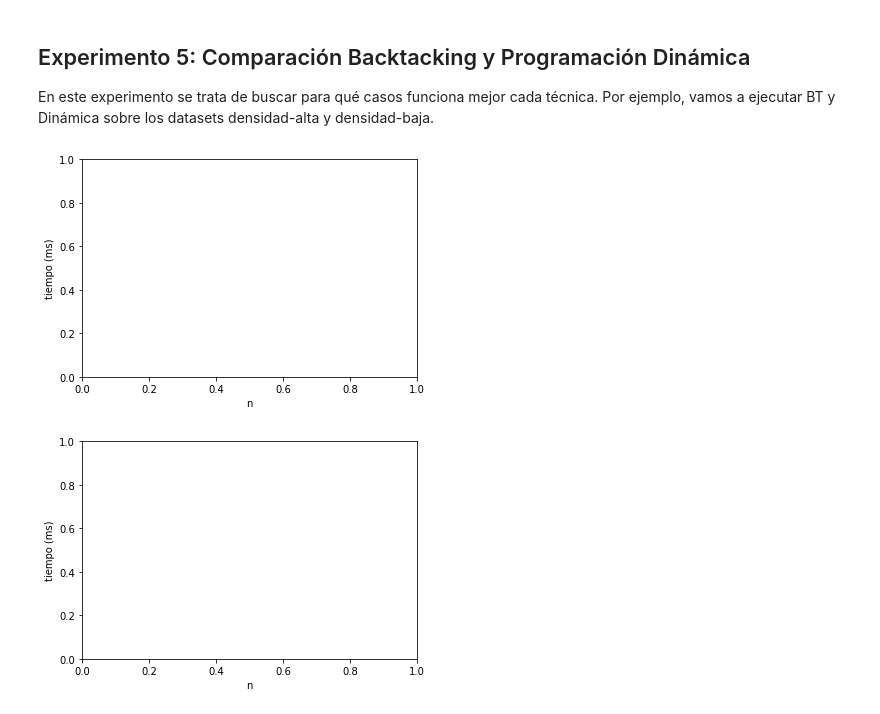
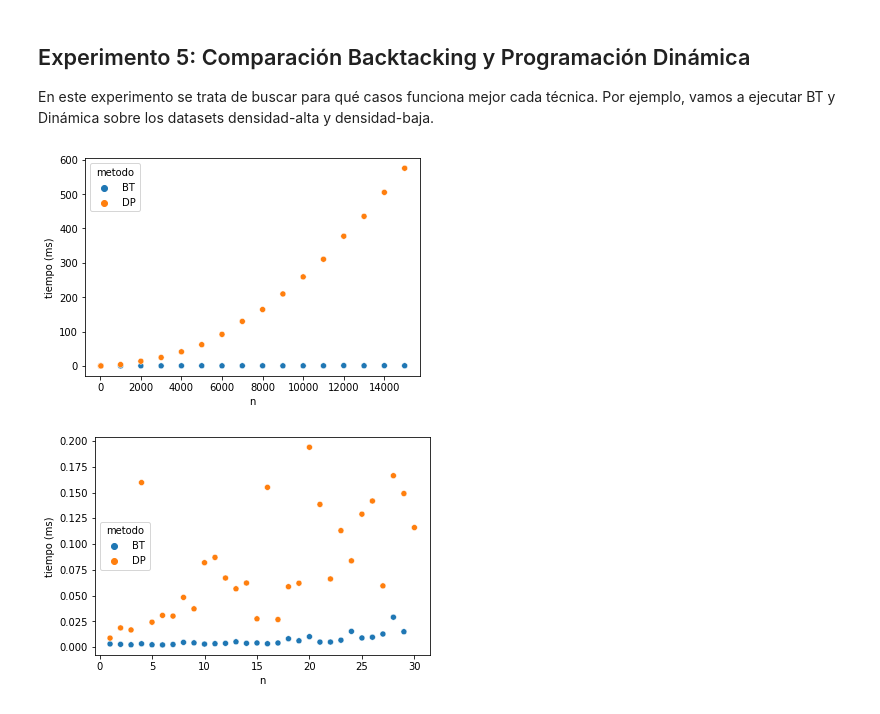
Before and after one commit to mybelgo/algo3tp1, a Jupyter notebook: testCases/generador/analisis.ipynb, the cells around one changed output. Cells and saved outputs as stored; diff of their text form; code cells hidden in the pictures.

```diff
--- a/testCases/generador/analisis.ipynb
+++ b/testCases/generador/analisis.ipynb
@@ -190,17 +190,20 @@ print("Índice de correlación de Pearson:", correlacion_pearson(df_dinamica, "t
 ## Experimento 5: Comparación Backtacking y Programación Dinámica
 En este experimento se trata de buscar para qué casos funciona mejor cada técnica. Por ejemplo, vamos a ejecutar BT y Dinámica sobre los datasets densidad-alta y densidad-baja.
 # %%
-df_densidad_alta = df_resultados[((df_resultados["metodo"]=="BT") | (df_resultados["metodo"]=="DP")) & (df_resultados["dataset"] == "densidad-alta")].copy();
+df_densidad_alta = df_resultados[((df_resultados["metodo"]=="BT") | (df_resultados["metodo"]=="DP")) & (df_resultados["dataset"] == "pocos")].copy();
 fig = sns.scatterplot(data=df_densidad_alta, x='n', y='tiempo', hue='metodo');
 fig.set(xlabel='n', ylabel='tiempo (ms)');
 plt.savefig("graficos/comparacion-bt-dp-alta.svg");
 # %% [output]
-[figure, old version]
+[figure, new version]
 # %%
-df_densidad_baja = df_resultados[((df_resultados["metodo"]=="BT") | (df_resultados["metodo"]=="DP")) & (df_resultados["dataset"] == "densidad-baja")].copy();
+df_densidad_baja = df_resultados[((df_resultados["metodo"]=="BT") | (df_resultados["metodo"]=="DP")) & ((df_resultados["dataset"] == "uniformeR") | (df_resultados["dataset"] == "uniforme") | (df_resultados["dataset"] == "fullRandom"))].copy();
 df_densidad_baja = df_densidad_baja[df_densidad_baja["n"]<=30];
+df_densidad_baja = df_densidad_baja.groupby(["n", "metodo"]).mean()
+#df_densidad_baja.head()
+
 fig = sns.scatterplot(data=df_densidad_baja, x='n', y='tiempo', hue='metodo');
 fig.set(xlabel='n', ylabel='tiempo (ms)');
 plt.savefig("graficos/comparacion-bt-dp-baja.svg");
 # %% [output]
-[figure, old version]
+[figure, new version]
```
Also changed, not shown: parts of 16 cells of this notebook, 17 other files.
